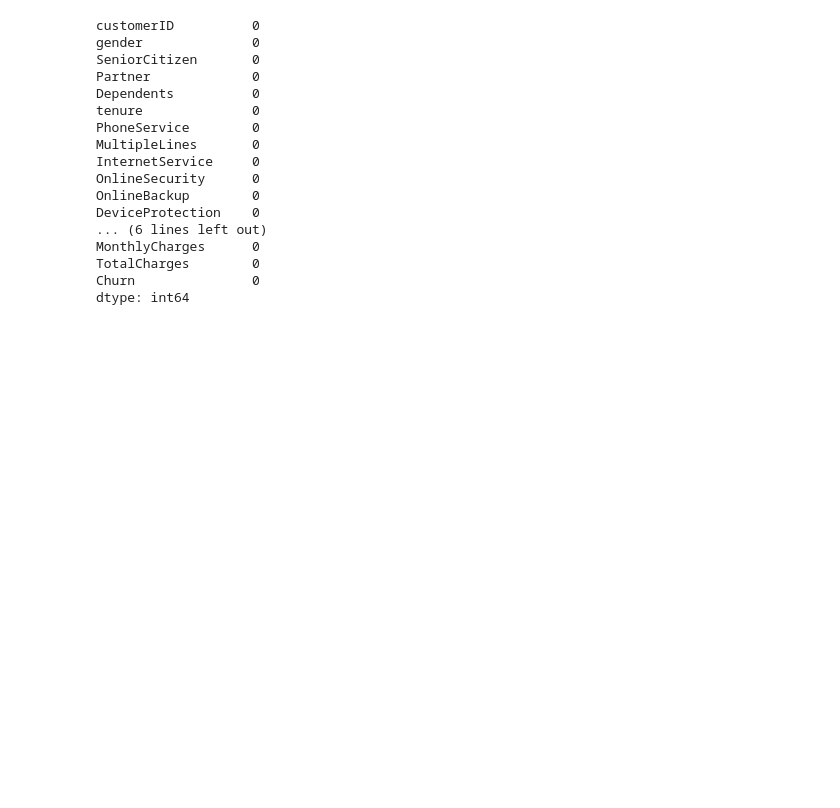
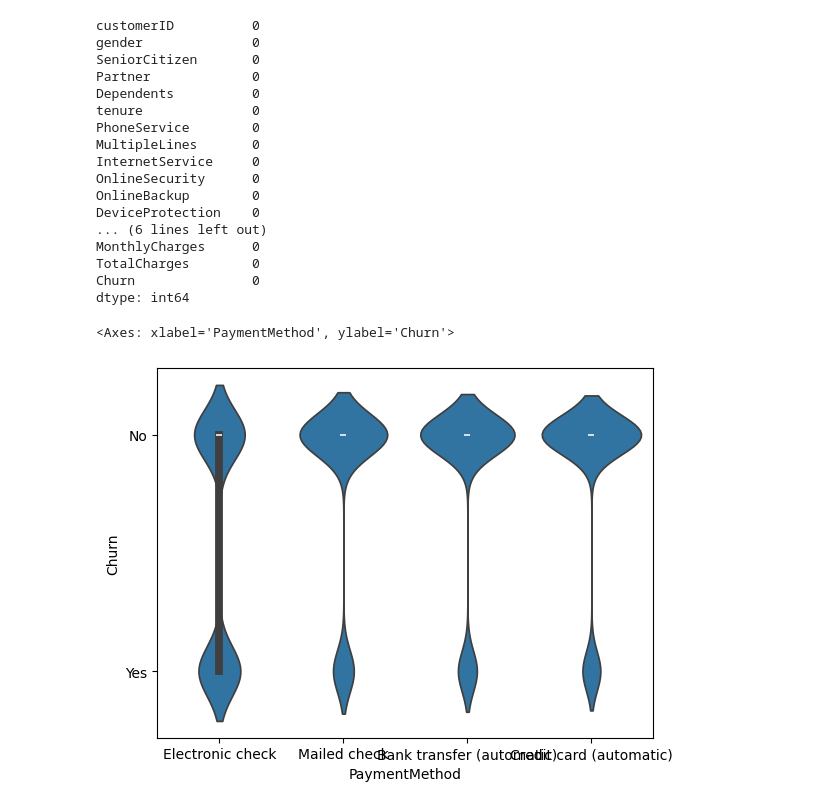
Before and after one commit to Roronoa-Zoro5/customer-churn-prediction, a Jupyter notebook: notebooks/01_EDA.ipynb, the cells around one changed output. Cells and saved outputs as stored; diff of their text form; code cells hidden in the pictures; blank space fills up the shorter version.

```diff
--- a/notebooks/01_EDA.ipynb
+++ b/notebooks/01_EDA.ipynb
@@ -64,8 +64,11 @@ TotalCharges        0
 Churn               0
 dtype: int64
 # %%
-# import seaborn as sns
-# sns.violinplot(data=df, x='PaymentMethod', y='Churn', )
+import seaborn as sns
+sns.violinplot(data=df, x='PaymentMethod', y='Churn', )
+# %% [output]
+<Axes: xlabel='PaymentMethod', ylabel='Churn'>
+[figure, added]
 # %%
 import sys
 print(sys.executable)
```
Also changed, not shown: parts of 4 cells of this notebook.
